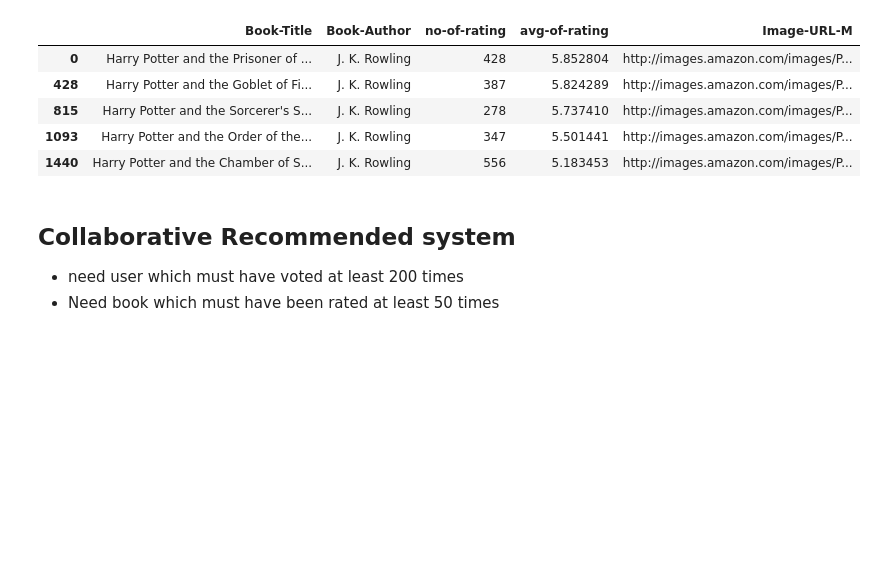
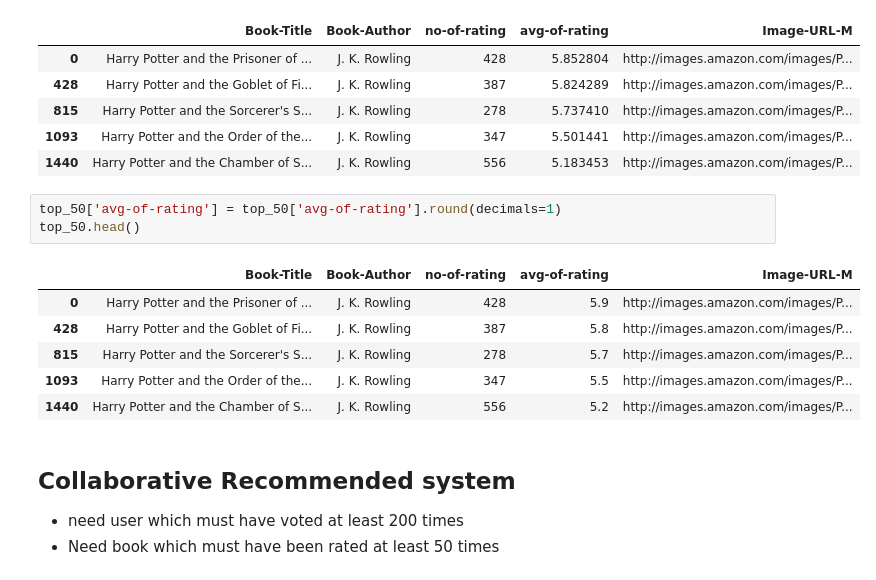
Before and after one commit to abuubaida01/Book-Recommendation-System, a Jupyter notebook: BRS.ipynb, the cells around one changed output. Drawn from its saved outputs; the diff is of its cells as text; blank space fills up the shorter version.

```diff
--- a/BRS.ipynb
+++ b/BRS.ipynb
@@ -278,6 +278,16 @@ top_50.head()
 | 815 | Harry Potter and the Sorcerer's S... | J. K. Rowling | 278 | 5.737410 | http://images.amazon.com/images/P... |
 | 1093 | Harry Potter and the Order of the... | J. K. Rowling | 347 | 5.501441 | http://images.amazon.com/images/P... |
 | 1440 | Harry Potter and the Chamber of S... | J. K. Rowling | 556 | 5.183453 | http://images.amazon.com/images/P... |
+# %%
+top_50['avg-of-rating'] = top_50['avg-of-rating'].round(decimals=1)
+top_50.head()
+# %% [output]
+|  | Book-Title | Book-Author | no-of-rating | avg-of-rating | Image-URL-M |
+| 0 | Harry Potter and the Prisoner of ... | J. K. Rowling | 428 | 5.9 | http://images.amazon.com/images/P... |
+| 428 | Harry Potter and the Goblet of Fi... | J. K. Rowling | 387 | 5.8 | http://images.amazon.com/images/P... |
+| 815 | Harry Potter and the Sorcerer's S... | J. K. Rowling | 278 | 5.7 | http://images.amazon.com/images/P... |
+| 1093 | Harry Potter and the Order of the... | J. K. Rowling | 347 | 5.5 | http://images.amazon.com/images/P... |
+| 1440 | Harry Potter and the Chamber of S... | J. K. Rowling | 556 | 5.2 | http://images.amazon.com/images/P... |
 # %% [markdown]
 ## Collaborative Recommended system
 - need user which must have voted at least 200 times
```
Also changed, not shown: parts of 2 cells of this notebook.
